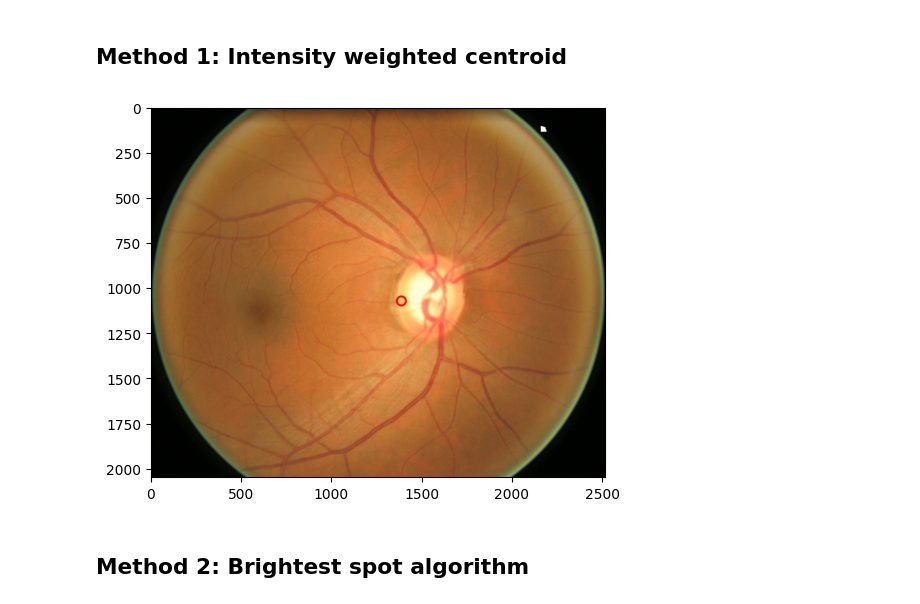
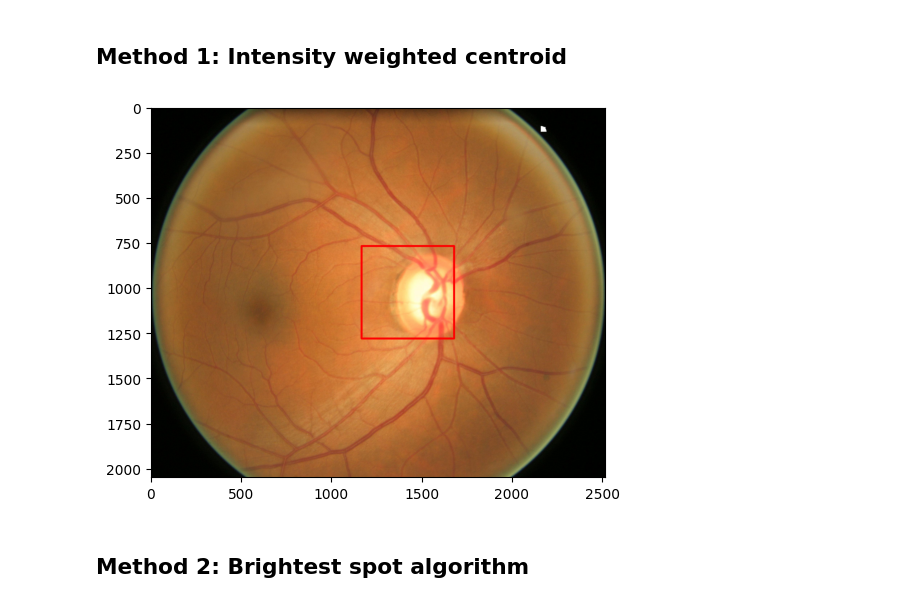
Before and after one commit to AkosKappel/DP-GlaucomaSegmentation, a Jupyter notebook: notebooks/roi.ipynb, the cells around one changed output. Cells and saved outputs as stored; diff of their text form; code cells hidden in the pictures.

```diff
--- a/notebooks/roi.ipynb
+++ b/notebooks/roi.ipynb
@@ -15,69 +23,62 @@ grey_img = cv.cvtColor(bgr_img, cv.COLOR_BGR2GRAY)
 # %% [markdown]
 ## Method 1: Intensity weighted centroid
 # %%
-def intensity_weighted_centroid(image, quantile: float = None):
-    weights = cv.cvtColor(image, cv.COLOR_RGB2GRAY)
+def intensity_weighted_centroid(image, width: int = 512, height: int = 512, channel: int = -1,
+                                equalize: bool = True, clahe: bool = True, square: bool = True,
+                                k_size: int = None, quantile: float = None):
+    # Select the channel that is going to be used for centroid calculation
+    weights = image[..., channel] if channel != -1 else cv.cvtColor(image, cv.COLOR_RGB2GRAY)
+
     # Equalize histogram to increase contrast
-    weights = cv.equalizeHist(weights)
+    if equalize:
+        weights = cv.equalizeHist(weights)
 
-    # Contrast Limited Adaptive Histogram Equalization (CLAHE)
-    # clahe = cv.createCLAHE(clipLimit=2.0, tileGridSize=(8, 8))
-    # weights = clahe.apply(weights)
+    # Contrast Limited Adaptive Histogram Equalization
+    if clahe:
+        clahe = cv.createCLAHE(clipLimit=2.0, tileGridSize=(10, 10))
+        weights = clahe.apply(weights)
 
     # Convert to 32-bit float and normalize
     weights = weights.astype(np.float32)
     weights -= weights.min()
     weights = weights / weights.max()
 
     # Apply Gaussian blur to smooth out the image
-    # k_size = 65
-    # weights = cv.GaussianBlur(weights, (k_size, k_size), 0)
+    if k_size is not None:
+        weights = cv.GaussianBlur(weights, (k_size, k_size), 0)
 
     # Square the weights to increase the contrast
-    weights = weights ** 2
-    weights = weights / weights.sum()
+    if square:
+        weights = weights ** 2
+        weights = weights / weights.sum()
 
     # Cut off the bottom % of the weights
     if quantile is not None:
         weights[weights < np.quantile(weights, quantile)] = 0
 
     # Find the centroid
     x = np.arange(0, weights.shape[1])
     y = np.arange(0, weights.shape[0])
     x, y = np.meshgrid(x, y)
+
     x_weighted = x * weights
     y_weighted = y * weights
+
     x_mean = np.sum(x_weighted) / np.sum(weights)
     y_mean = np.sum(y_weighted) / np.sum(weights)
 
-    # print(f'{weights.shape = }, {x.shape = }, {y.shape = }')
-    # print(f'{weights.min() = }, {weights.max() = }')
-    # print(f'{x_mean = }, {y_mean = }')
-    #
-    # # Add line to weights indicating the centroid
-    # x_weighted[:, int(x_mean)] = np.max(x_weighted)
-    # y_weighted[int(y_mean), :] = np.max(y_weighted)
-    #
-    # _, ax = plt.subplots(2, 3, figsize=(15, 8))
-    # ax = ax.ravel()
-    # ax[0].imshow(x)
-    # ax[1].imshow(y)
-    # ax[2].imshow(weights)
-    # ax[3].imshow(x_weighted)
-    # ax[4].imshow(y_weighted)
-    # ax[5].imshow(img)
-    # plt.show()
-
-    return x_mean, y_mean
+    return int(x_mean - width / 2), int(y_mean - height / 2), width, height
 
 
 img = rgb_img.copy()
-center = intensity_weighted_centroid(img, 0.9)
-res = cv.circle(img, (int(center[0]), int(center[1])), 25, (255, 0, 0), 10)
-plt.imshow(res)
+x, y, w, h = intensity_weighted_centroid(
+    img, 512, 512, channel=-1, equalize=True, clahe=True, square=True, k_size=65, quantile=0.9,
+)
+cv.rectangle(img, (x, y), (x + w, y + h), (255, 0, 0), 10)
+plt.imshow(img)
 plt.show()
 # %% [output]
-[figure, old version]
+[figure, new version]
 # %% [markdown]
 ## Method 2: Brightest spot algorithm
 # %%
```
Also changed, not shown: parts of 7 cells of this notebook.
